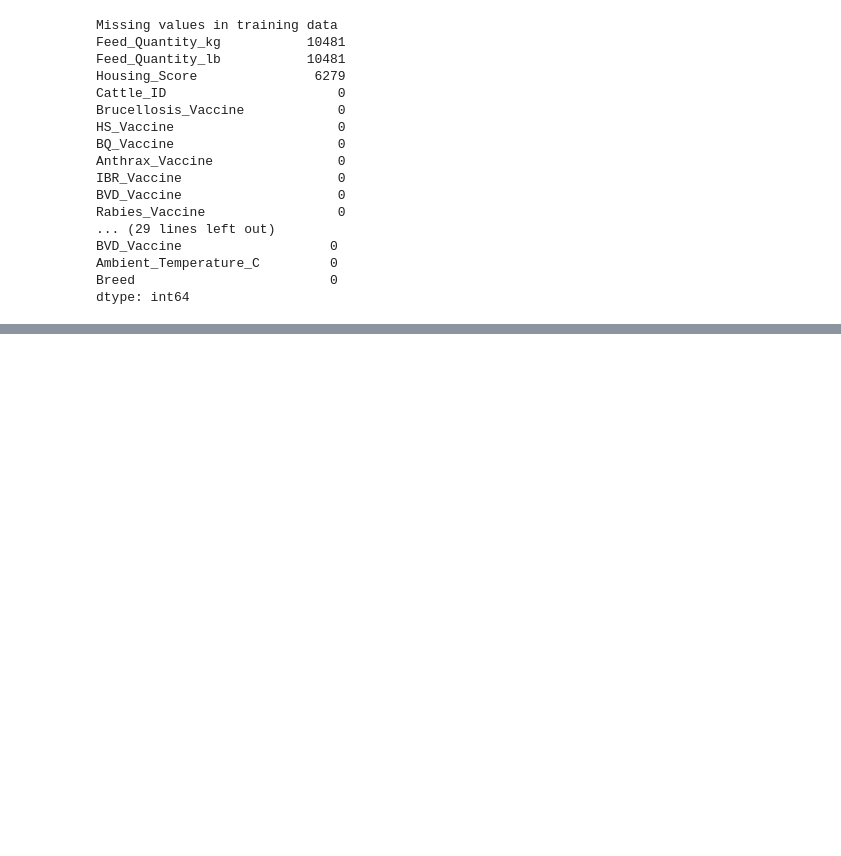
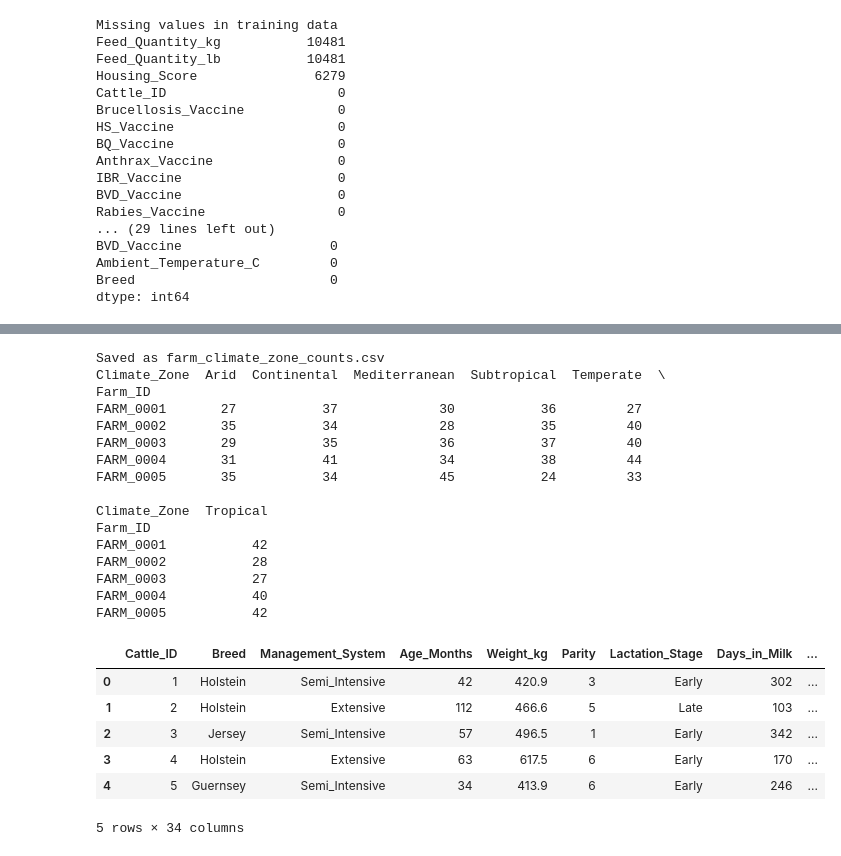
Before and after one commit to annie551/CowsFinalProject, a Jupyter notebook: data_preparation.ipynb, the cells around one changed output, grey strips where cells are left out. Saved outputs shown, nothing was run; the diff lists cells and outputs as text; code cells hidden in the pictures; blank space fills up the shorter version.

```diff
--- a/data_preparation.ipynb
+++ b/data_preparation.ipynb
@@ -102,0 +339,23 @@ print(non_negatives)
+# %%
+"""
+Since grouping by Breed and any other item doesn't seem to improve the variance that much,
+we will just be using the mean after grouping by Breed to fill in the values for
+Feed_Quantity_kg.
+"""
+
+df_fq = train.dropna(subset=["Feed_Quantity_kg"])
+breed_means = df_fq.groupby("Breed")["Feed_Quantity_kg"].mean()
+global_mean_fq = df_fq["Feed_Quantity_kg"].mean()
+missing_before = train["Feed_Quantity_kg"].isna().sum()
+train["Feed_Quantity_kg"] = train.apply(
+    lambda row:
+        breed_means[row["Breed"]]
+        if pd.isna(row["Feed_Quantity_kg"]) and row["Breed"] in breed_means
+        else (global_mean_fq if pd.isna(row["Feed_Quantity_kg"]) else row["Feed_Quantity_kg"]),
+    axis=1
+)
+
+missing_after = train["Feed_Quantity_kg"].isna().sum()
+print(f"Missing Feed_Quantity_kg before imputation: {missing_before}")
+print(f"Missing Feed_Quantity_kg after imputation:  {missing_after}")
+print("Feed_Quantity_kg imputation by Breed complete.")
@@ -102,0 +505,46 @@ print(non_negatives)
+# %%
+"""
+We are a little confused as to why Farm_ID and Climate_Zone have 0 correlation. After
+a little more data exploration, we found out that each Farm_ID roughly has an equal
+number of each Climate_Zone, which is a little confusing since to us, logically, one
+Farm_ID represents one farm in one location and therefore should be in one Climate_Zone.
+In addition, we have enough other temperature related features that we think it is alright
+to drop this one. Therefore, we are dropping the Climate_Zone column completely.
+
+From the correlation pairings, this is the only pairing with a 0 correlation score that
+doesn't really make sense, so on the basis of correlation pairing, that's the only feature
+we will drop.
+"""
+climate_counts = pd.crosstab(train['Farm_ID'], train['Climate_Zone'])
+
+climate_counts.to_csv("farm_climate_zone_counts.csv")
+
+print("Saved as farm_climate_zone_counts.csv")
+print(climate_counts.head())
+
+test = test.drop("Climate_Zone", axis=1)
+test.head()
+# %% [output]
+Saved as farm_climate_zone_counts.csv
+Climate_Zone  Arid  Continental  Mediterranean  Subtropical  Temperate  \
+Farm_ID
+FARM_0001       27           37             30           36         27
+FARM_0002       35           34             28           35         40
+FARM_0003       29           35             36           37         40
+FARM_0004       31           41             34           38         44
+FARM_0005       35           34             45           24         33
+
+Climate_Zone  Tropical
+Farm_ID
+FARM_0001           42
+FARM_0002           28
+FARM_0003           27
+FARM_0004           40
+FARM_0005           42
+|  | Cattle_ID | Breed | Management_System | Age_Months | Weight_kg | Parity | Lactation_Stage | Days_in_Milk | ... |
+| 0 | 1 | Holstein | Semi_Intensive | 42 | 420.9 | 3 | Early | 302 | ... |
+| 1 | 2 | Holstein | Extensive | 112 | 466.6 | 5 | Late | 103 | ... |
+| 2 | 3 | Jersey | Semi_Intensive | 57 | 496.5 | 1 | Early | 342 | ... |
+| 3 | 4 | Holstein | Extensive | 63 | 617.5 | 6 | Early | 170 | ... |
+| 4 | 5 | Guernsey | Semi_Intensive | 34 | 413.9 | 6 | Early | 246 | ... |
+5 rows × 34 columns
```
Also changed, not shown: parts of 18 cells of this notebook.
